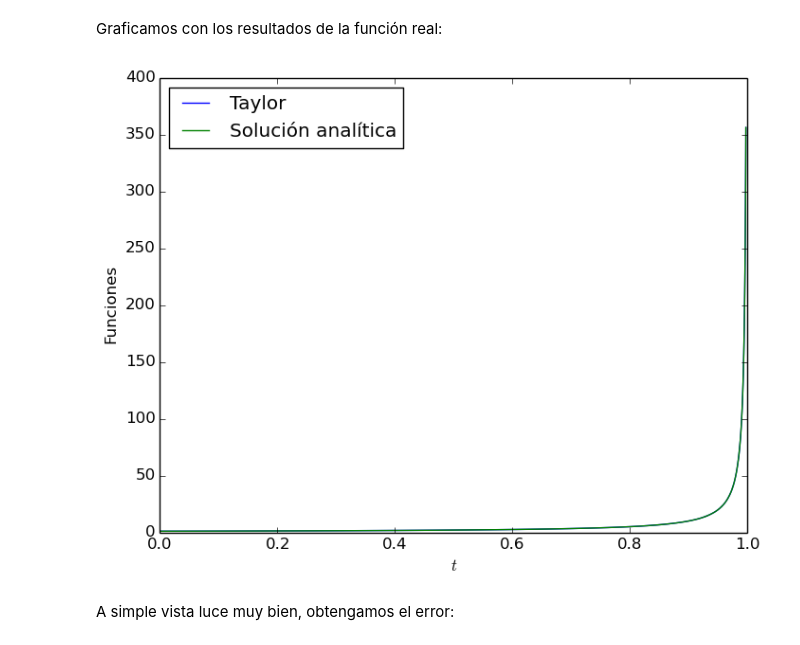
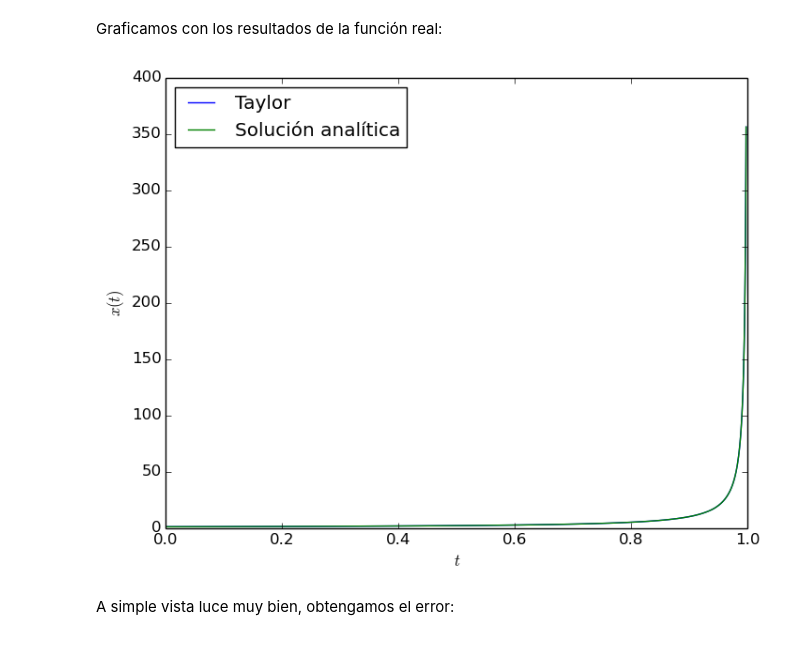
Before and after one commit to lbenet/2016-1_TemasSelectosFisComp, a Jupyter notebook: tareas/Ernesto Carro/3-EjerciciosTaylor.ipynb, the cells around one changed output. Saved outputs shown, nothing was run; the diff lists cells and outputs as text; code cells hidden in the pictures.

```diff
--- a/tareas/Ernesto Carro/3-EjerciciosTaylor.ipynb
+++ b/tareas/Ernesto Carro/3-EjerciciosTaylor.ipynb
@@ -433,12 +431,12 @@ Graficamos con los resultados de la función real:
 # %%
 plot(Int_tay, X_tay, label="Taylor")
 plot(Int_tay,X_real2, label="Solución analítica")
 legend(loc=2)
 xlabel(L"t")
-ylabel("Funciones")
+ylabel(L"x(t)")
 show()
 # %% [output]
-[figure, old version]
+[figure, new version]
 # %% [markdown]
 A simple vista luce muy bien, obtengamos el error:
 # %%
```
Also changed, not shown: parts of 6 cells of this notebook.
